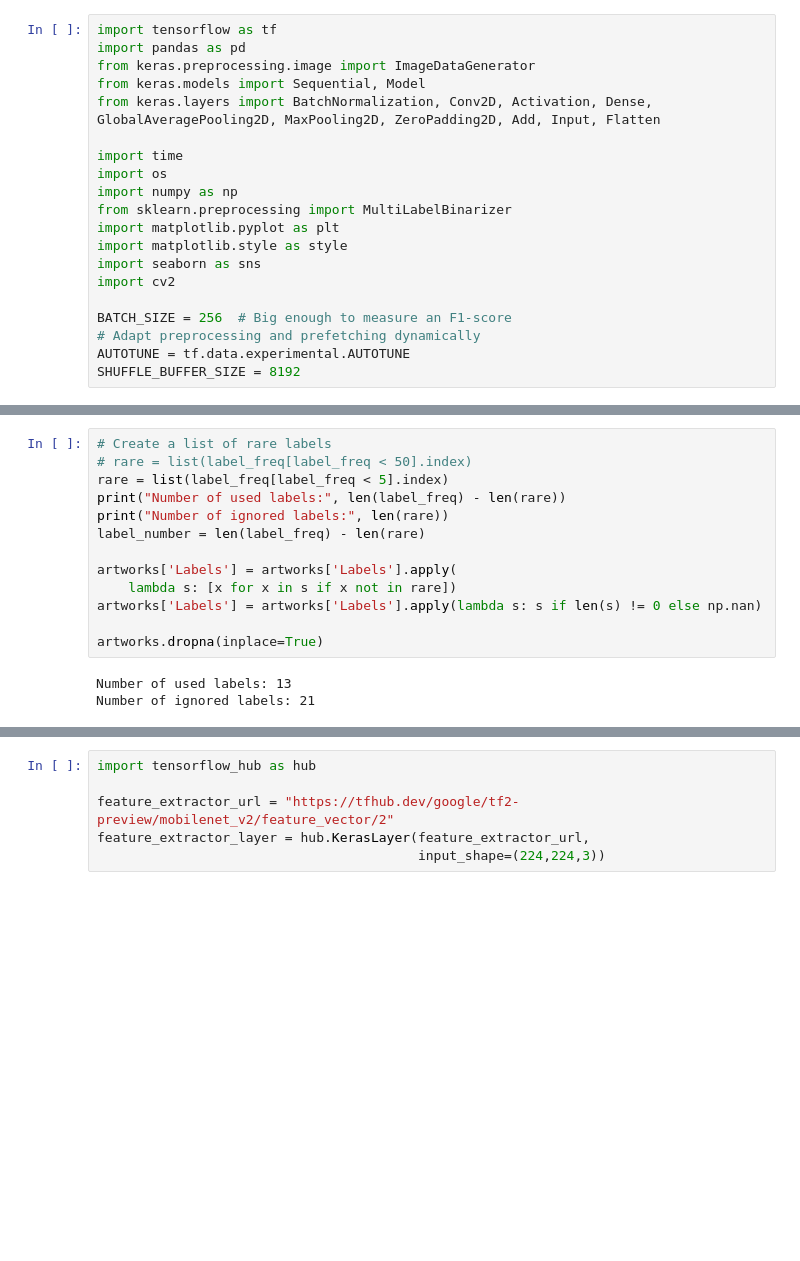
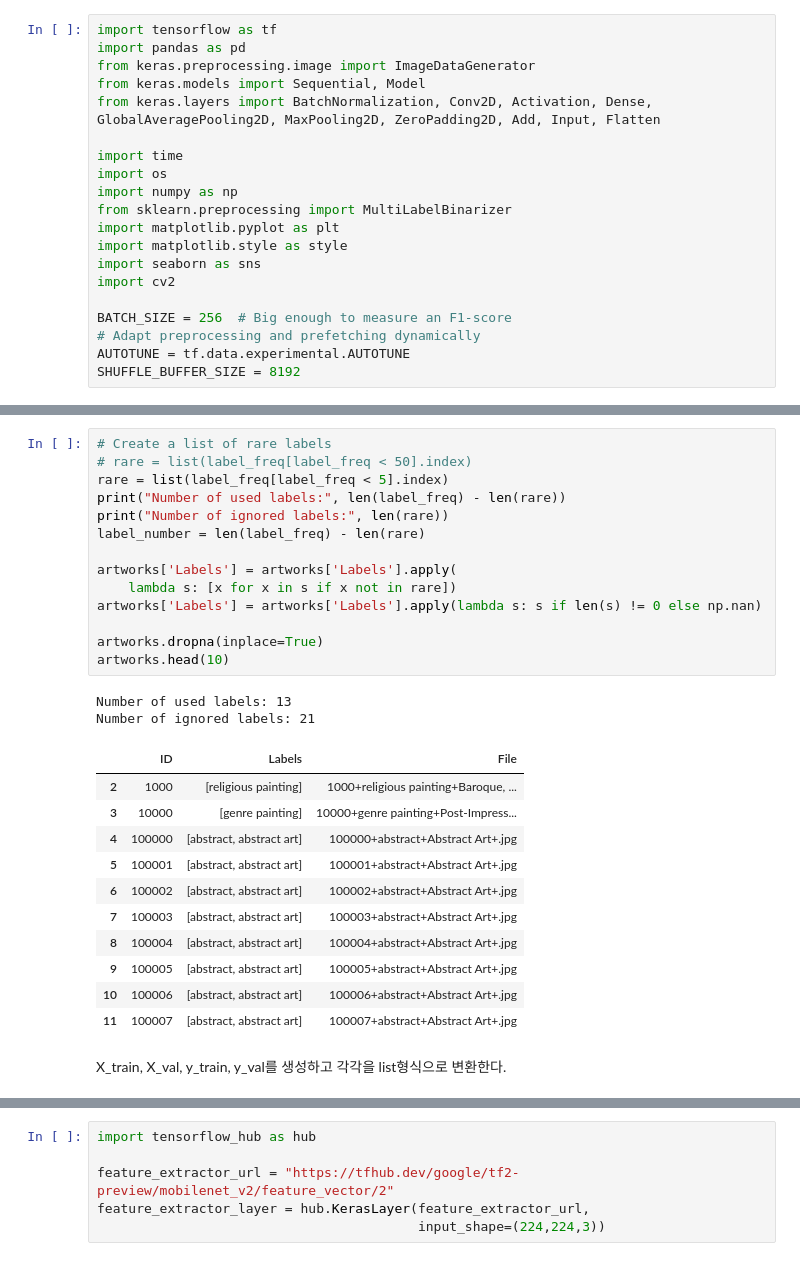
Before and after one commit to Nuetee/CNN-GCN-multi-label-classifier, a Jupyter notebook: Resnet-50.ipynb, the cells around one changed output, grey strips where cells are left out. Saved outputs shown, nothing was run; the diff lists cells and outputs as text; blank space fills up the shorter version.

```diff
--- a/Resnet-50.ipynb
+++ b/Resnet-50.ipynb
@@ -68,19 +69,33 @@ plt.show()
 # %%
 # Create a list of rare labels
 # rare = list(label_freq[label_freq < 50].index)
 rare = list(label_freq[label_freq < 5].index)
 print("Number of used labels:", len(label_freq) - len(rare))
 print("Number of ignored labels:", len(rare))
 label_number = len(label_freq) - len(rare)
 
 artworks['Labels'] = artworks['Labels'].apply(
     lambda s: [x for x in s if x not in rare])
 artworks['Labels'] = artworks['Labels'].apply(lambda s: s if len(s) != 0 else np.nan)
 
 artworks.dropna(inplace=True)
+artworks.head(10)
 # %% [output]
 Number of used labels: 13
 Number of ignored labels: 21
+|  | ID | Labels | File |
+| 2 | 1000 | [religious painting] | 1000+religious painting+Baroque, ... |
+| 3 | 10000 | [genre painting] | 10000+genre painting+Post-Impress... |
+| 4 | 100000 | [abstract, abstract art] | 100000+abstract+Abstract Art+.jpg |
+| 5 | 100001 | [abstract, abstract art] | 100001+abstract+Abstract Art+.jpg |
+| 6 | 100002 | [abstract, abstract art] | 100002+abstract+Abstract Art+.jpg |
+| 7 | 100003 | [abstract, abstract art] | 100003+abstract+Abstract Art+.jpg |
+| 8 | 100004 | [abstract, abstract art] | 100004+abstract+Abstract Art+.jpg |
+| 9 | 100005 | [abstract, abstract art] | 100005+abstract+Abstract Art+.jpg |
+| 10 | 100006 | [abstract, abstract art] | 100006+abstract+Abstract Art+.jpg |
+| 11 | 100007 | [abstract, abstract art] | 100007+abstract+Abstract Art+.jpg |
+# %% [markdown]
+X_train, X_val, y_train, y_val를 생성하고 각각을 list형식으로 변환한다.
 # %%
 from sklearn.model_selection import train_test_split
 # 파일 경로 및 label 집합으로 train data와 valid data parsing
```
Also changed, not shown: parts of 14 cells of this notebook, 1 other file.
